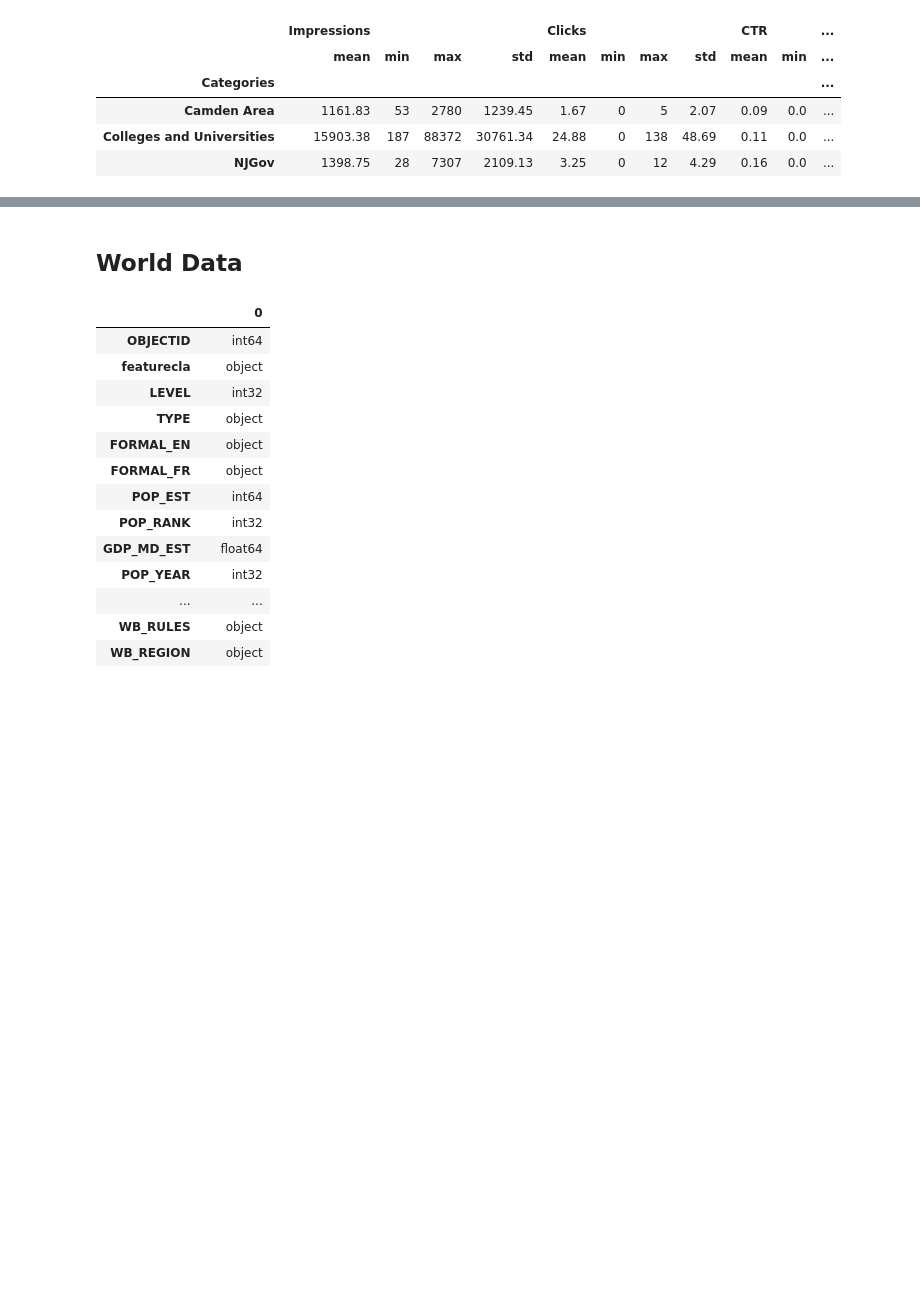
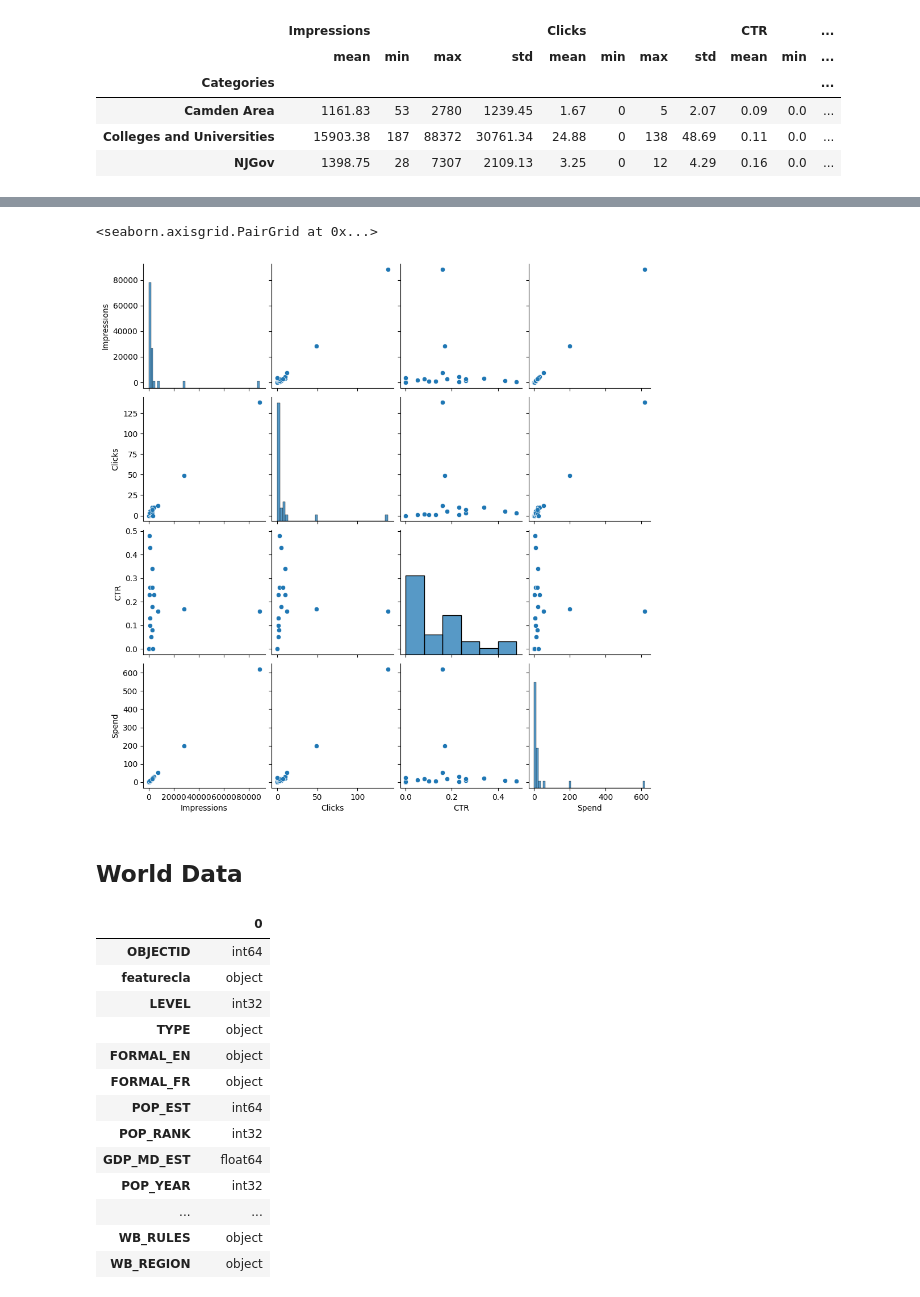
Before and after one commit to ewattudo/datamanagement, a Jupyter notebook: PS1.ipynb, the cells around one changed output, grey strips where cells are left out. Drawn from its saved outputs; the diff is of its cells as text; code cells hidden in the pictures; blank space fills up the shorter version.

Commit message:
I added a matrix scatterplot to the Geofence data.

```diff
--- a/PS1.ipynb
+++ b/PS1.ipynb
@@ -256,6 +256,9 @@ Geofence.describe()
 | max | 88372.000000 | 138.000000 | 0.480000 | 0.0 | 620.090000 |
 # %% [markdown]
 ### Description and Manipulation
+# %%
+#Walk-ins column is not needed and there is nothing in it. So I am going to drop it.
+Geofence = Geofence.drop(columns=['Walk-ins'])
 # %%
 #I want to make the geofences meaningful, now they are a bunch of addresses. First I am going to see what I have.
 #I organized these around Camden Area, NJGov and Colleges and Universities. I think that will simplify a bit.
@@ -319,6 +322,12 @@ fig.update_layout(legend=dict(yanchor="top",xanchor="right"),
     title_text = 'Comparing Geofence Impressions, Clicks, and Spend Across Categories')
 # %% [output]
 [interactive output not drawn]
+# %%
+#I like this plot better, but I would not have noticed my duplicate issue without the plot above.
+sns.pairplot(Geofence)
+# %% [output]
+<seaborn.axisgrid.PairGrid at 0x...>
+[figure, added]
 # %% [markdown]
 ## World Data
 # %%
```
